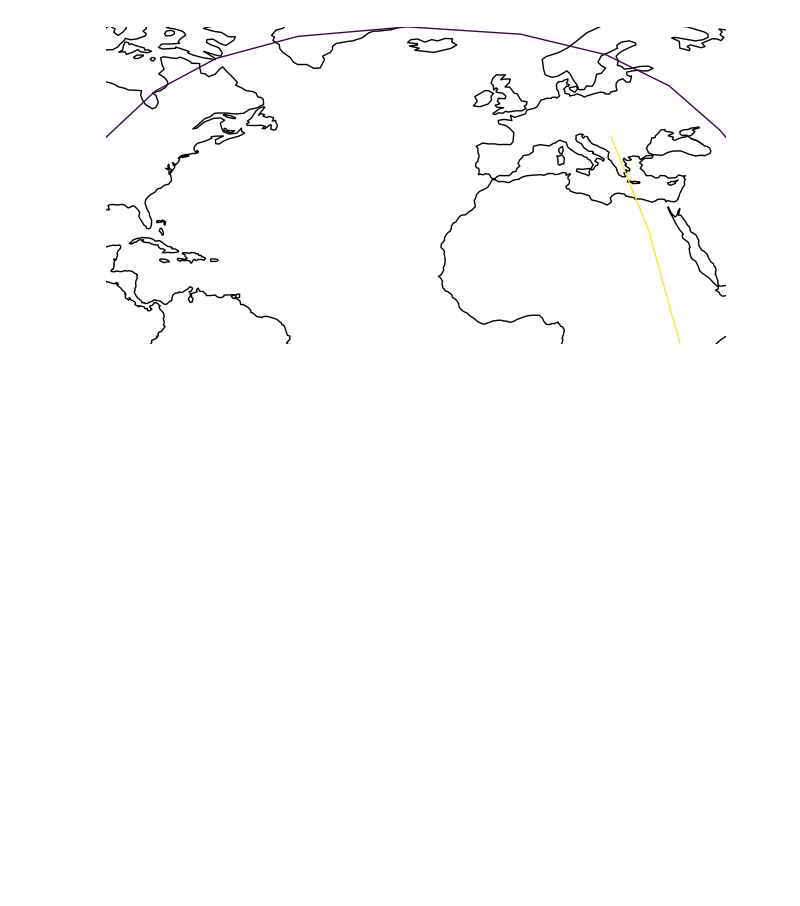
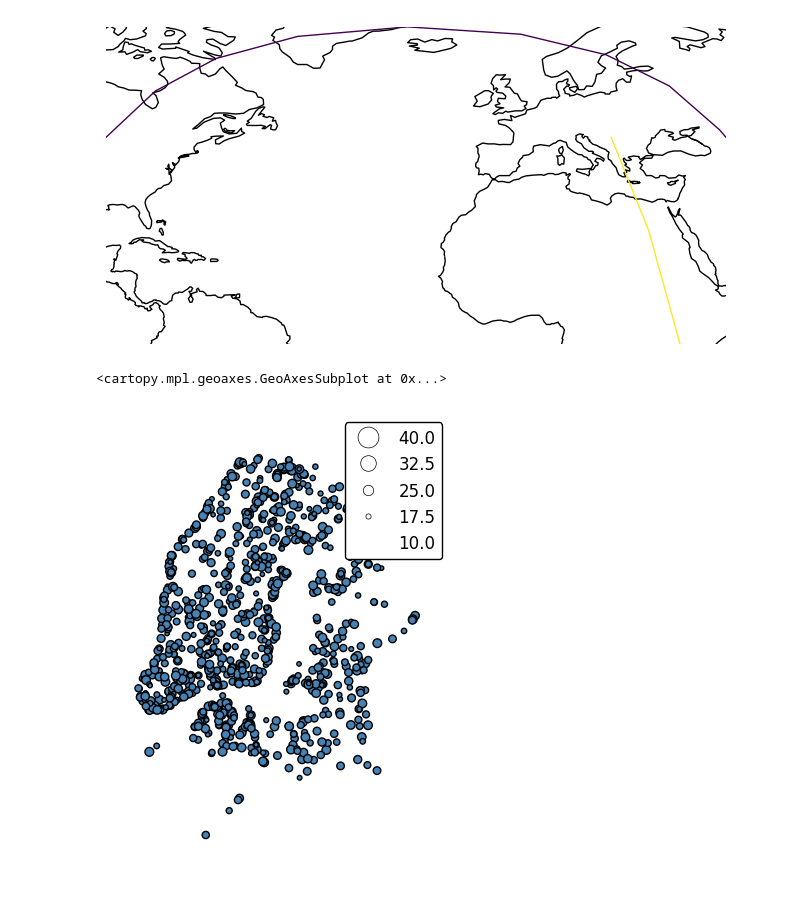
Before and after one commit to ResidentMario/geoplot, a Jupyter notebook: notebooks/dev-2.ipynb, the cells around one changed output. Drawn from its saved outputs; the diff is of its cells as text; code cells hidden in the pictures; blank space fills up the shorter version.

Commit message:
Add scale parameters to pointplot.

```diff
--- a/notebooks/dev-2.ipynb
+++ b/notebooks/dev-2.ipynb
@@ -123,3 +123,13 @@ ax.coastlines()
 # %% [output]
 <cartopy.mpl.feature_artist.FeatureArtist at 0x...>
 [figure]
+# %%
+to_and_from['mock_data'] = [randint(20, 50) for _ in range(len(to_and_from))]
+# %%
+gplt.pointplot(gpd.GeoDataFrame(geometry=to_and_from['To'], data={'mock_data': to_and_from['mock_data']}),
+               scale='mock_data',
+               projection=ccrs.PlateCarree(),
+               legend=True)
+# %% [output]
+<cartopy.mpl.geoaxes.GeoAxesSubplot at 0x...>
+[figure, added]
```
Also changed, not shown: parts of 1 cell of this notebook, 11 other files.
